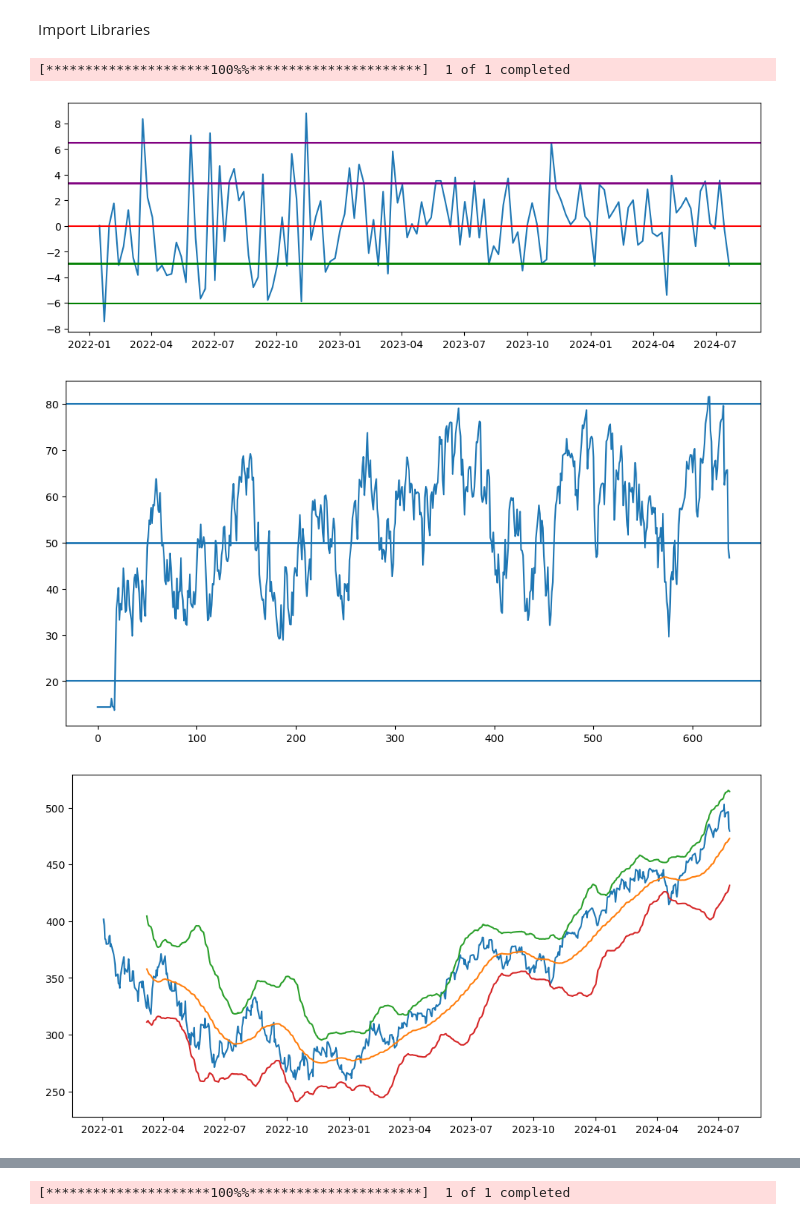
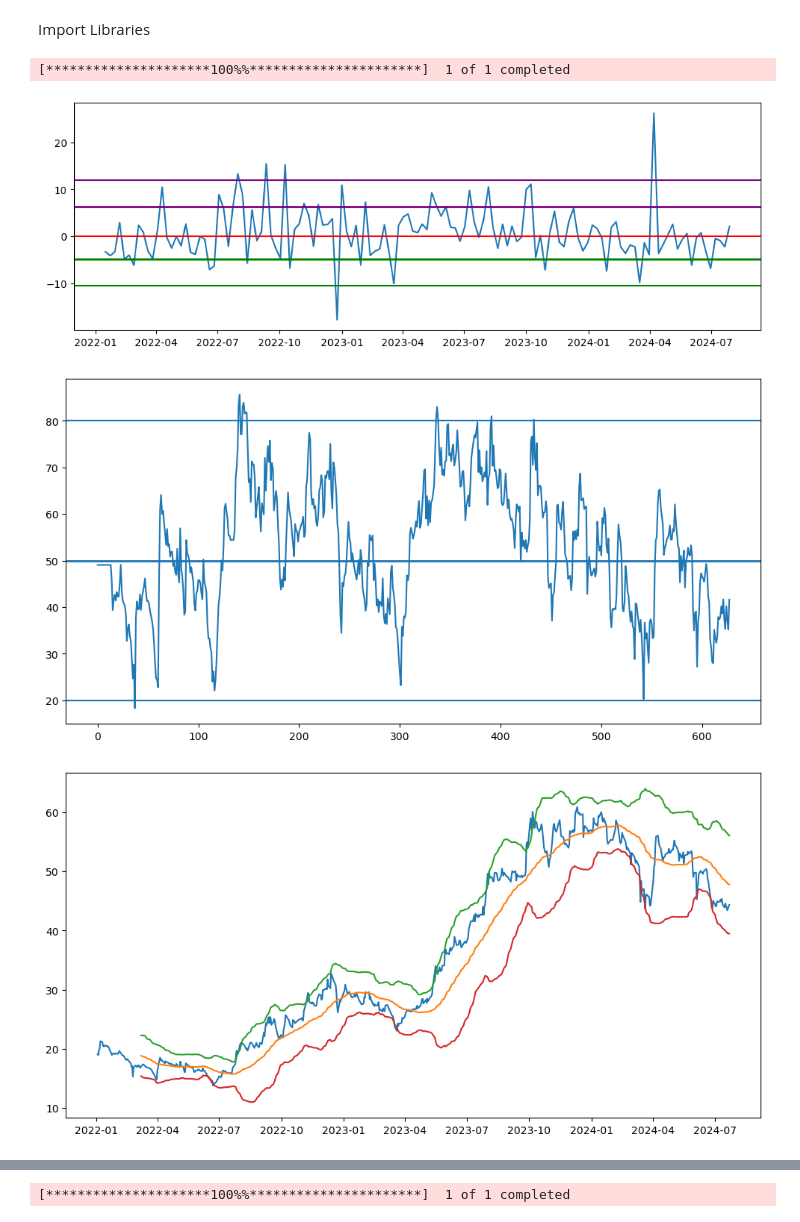
Before and after one commit to isouravsharma/Fin, a Jupyter notebook: Ticker-automate_V2.ipynb, the cells around one changed output, grey strips where cells are left out. Drawn from its saved outputs; the diff is of its cells as text; code cells hidden in the pictures.

Commit message:
UJJIVANSFB

```diff
--- a/Ticker-automate_V2.ipynb
+++ b/Ticker-automate_V2.ipynb
@@ -11,18 +11,18 @@ import plotly.graph_objects as go
 from PIL import Image
 # %%
 # List of stock
-tickers = ['QQQ']
+tickers = ['UJJIVANSFB.NS']
 for stock in tickers:
     # Ticker = "ICICIBANK.NS"
     start_date = "2022-01-01"
     end_date = "2024-12-31"
     download_data = yf.download(tickers= stock, start=start_date, end=end_date)
     data = pd.DataFrame(download_data['Close'])
     return_final_output(data,stock)
     # plt.savefig(f"../top_50/{stock}.png")
     save_outcome_image(stock)
 # %% [output]
 [*********************100%%**********************]  1 of 1 completed
-[figure, old version]
+[figure, new version]
-[figure, old version]
+[figure, new version]
-[figure, old version]
+[figure, new version]
```
Also changed, not shown: parts of 2 cells of this notebook, 1 other file.
